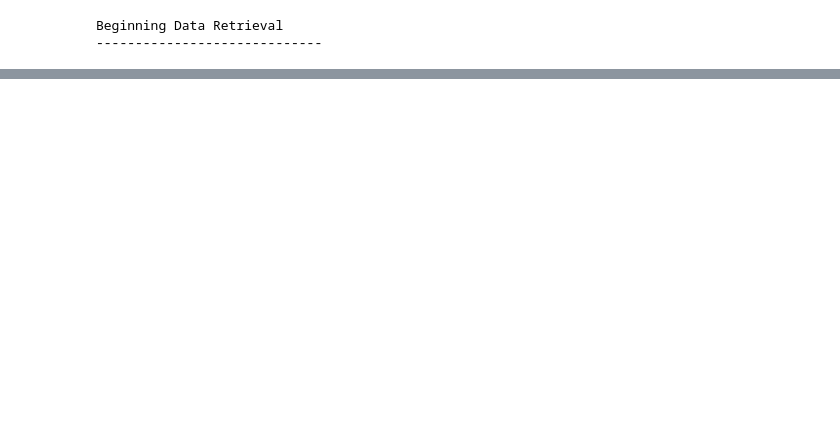
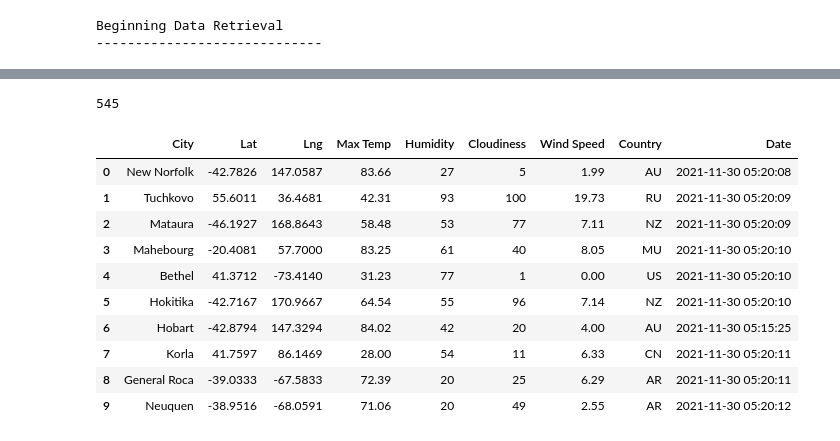
Before and after one commit to Byankap/World_Weather_Analysis, a Jupyter notebook: WeatherPy.ipynb, the cells around one changed output, grey strips where cells are left out. Saved outputs shown, nothing was run; the diff lists cells and outputs as text; code cells hidden in the pictures; blank space fills up the shorter version.

```diff
--- a/WeatherPy.ipynb
+++ b/WeatherPy.ipynb
@@ -79,15 +73,3 @@ set_count = 1
 # %% [output]
 Beginning Data Retrieval
 -----------------------------
-# %%
-# Loop through all the cities in our list.
-for i in range(len(cities)):
-
-    # Group cities in sets of 50 for logging purposes.
-    if (i % 50 == 0 and i >= 50):
-        set_count += 1
-        record_count = 1
-        time.sleep(60)
-
-    # Create endpoint URL with each city.
-    city_url = url + "&q=" + cities[i]
@@ -93,0 +146,20 @@ for i in range(len(cities)):
+# %%
+len(city_data)
+# %% [output]
+545
+# %%
+# Convert the array of dictionaries to a Pandas DataFrame.
+city_data_df = pd.DataFrame(city_data)
+city_data_df.head(10)
+# %% [output]
+|  | City | Lat | Lng | Max Temp | Humidity | Cloudiness | Wind Speed | Country | Date |
+| 0 | New Norfolk | -42.7826 | 147.0587 | 83.66 | 27 | 5 | 1.99 | AU | 2021-11-30 05:20:08 |
+| 1 | Tuchkovo | 55.6011 | 36.4681 | 42.31 | 93 | 100 | 19.73 | RU | 2021-11-30 05:20:09 |
+| 2 | Mataura | -46.1927 | 168.8643 | 58.48 | 53 | 77 | 7.11 | NZ | 2021-11-30 05:20:09 |
+| 3 | Mahebourg | -20.4081 | 57.7000 | 83.25 | 61 | 40 | 8.05 | MU | 2021-11-30 05:20:10 |
+| 4 | Bethel | 41.3712 | -73.4140 | 31.23 | 77 | 1 | 0.00 | US | 2021-11-30 05:20:10 |
+| 5 | Hokitika | -42.7167 | 170.9667 | 64.54 | 55 | 96 | 7.14 | NZ | 2021-11-30 05:20:10 |
+| 6 | Hobart | -42.8794 | 147.3294 | 84.02 | 42 | 20 | 4.00 | AU | 2021-11-30 05:15:25 |
+| 7 | Korla | 41.7597 | 86.1469 | 28.00 | 54 | 11 | 6.33 | CN | 2021-11-30 05:20:11 |
+| 8 | General Roca | -39.0333 | -67.5833 | 72.39 | 20 | 25 | 6.29 | AR | 2021-11-30 05:20:11 |
+| 9 | Neuquen | -38.9516 | -68.0591 | 71.06 | 20 | 49 | 2.55 | AR | 2021-11-30 05:20:12 |
```
Also changed, not shown: parts of 7 cells of this notebook.
